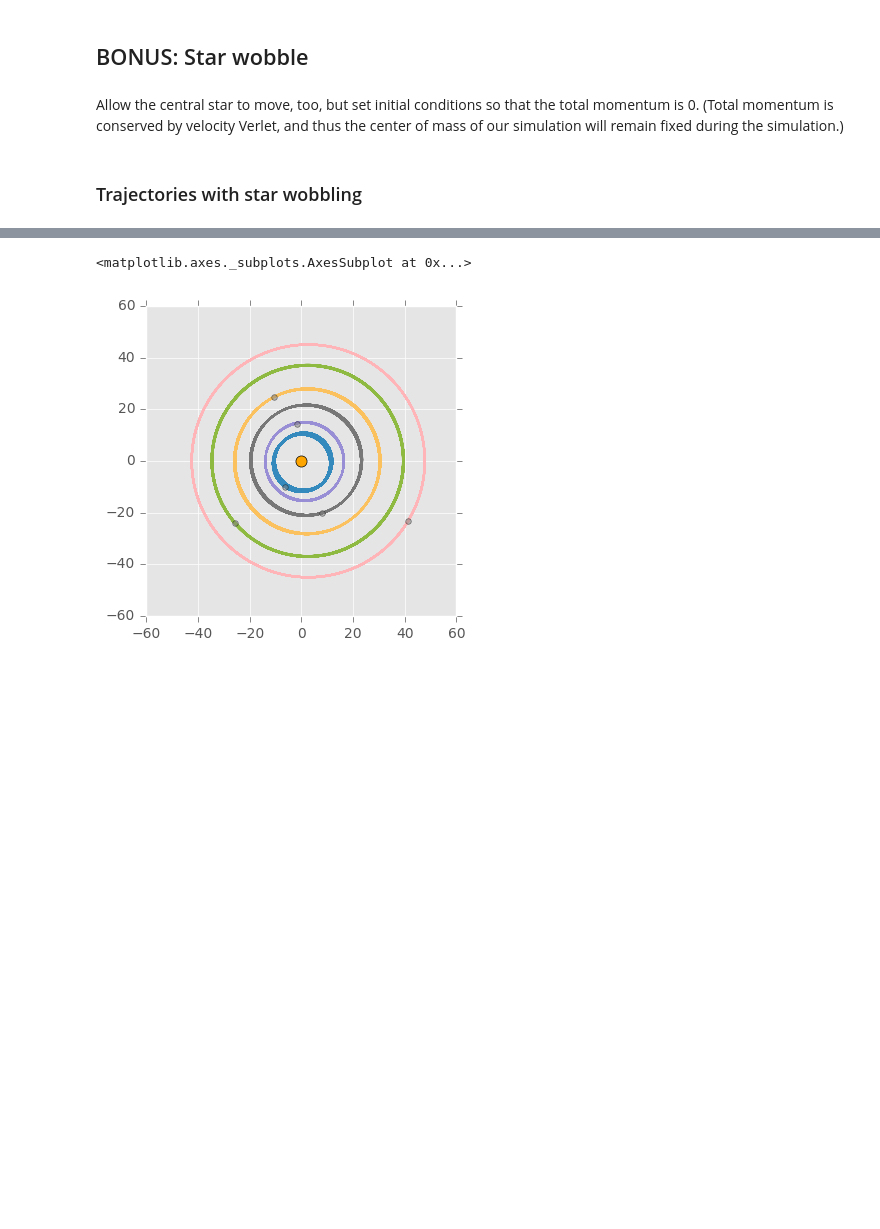
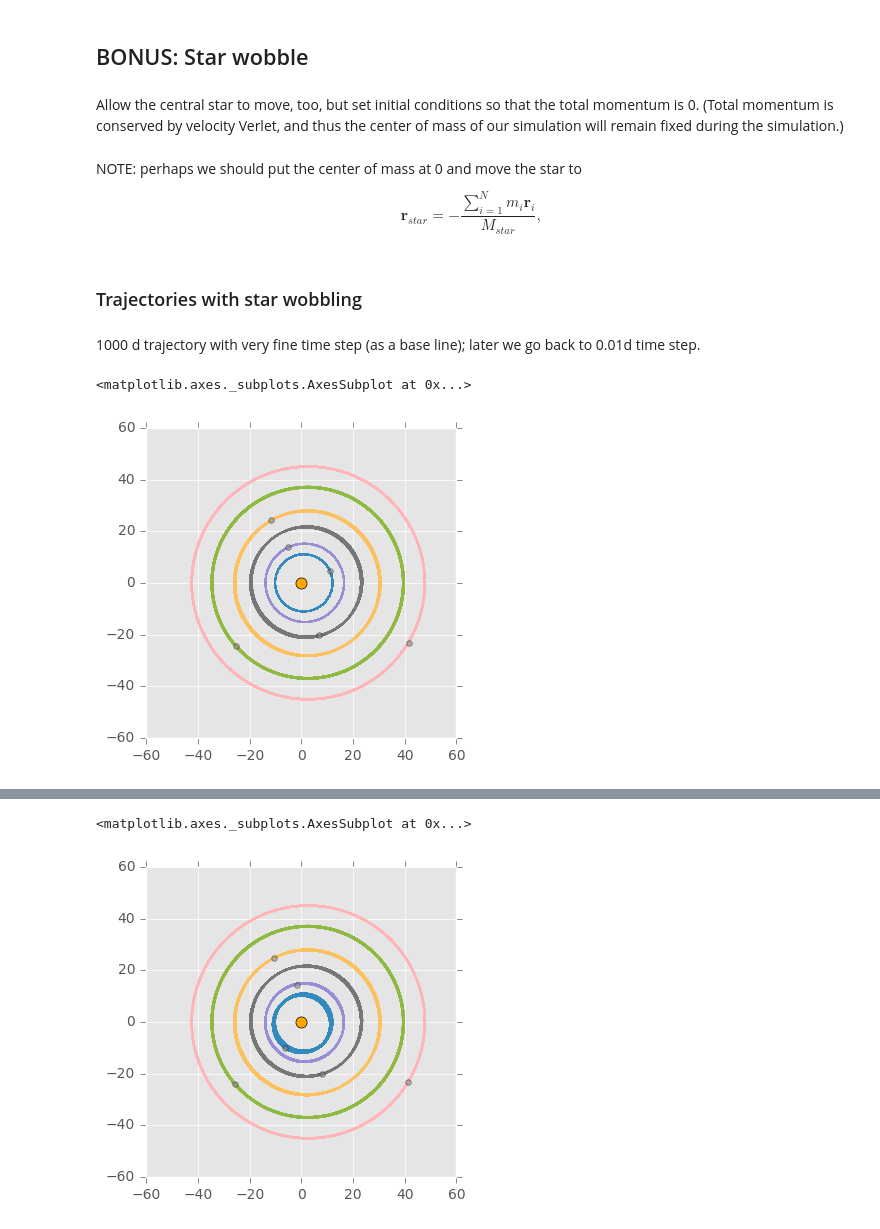
Before and after one commit to Py4Phy/project-trappist-system, a Jupyter notebook: solution/p2_full_solution.ipynb, the cells around one changed output, grey strips where cells are left out. Cells and saved outputs as stored; diff of their text form; code cells hidden in the pictures; blank space fills up the shorter version.

```diff
--- a/solution/p2_full_solution.ipynb
+++ b/solution/p2_full_solution.ipynb
@@ -126,5 +126,20 @@ r0_system = np.vstack((np.array([[0, 0]]), r0))
 p_planets = np.sum(planet_masses[:, np.newaxis] * v0, axis=0)
 v0_star = -p_planets / star['mass']
 v0_system = np.vstack((v0_star, v0))
+# %% [markdown]
+NOTE: perhaps we should put the center of mass at 0 and move the star to
+
+
+\begin{equation}
+\mathbf{r}_{star} = - \frac{\sum_{i=1}^N m_i \mathbf{r}_i}{M_{star}},
+\end{equation}
 # %% [markdown]
 ### Trajectories with star wobbling
+# %% [markdown]
+1000 d trajectory with very fine time step (as a base line); later we go back to 0.01d time step.
+# %%
+t, r, v = simulation.orbits2(r0_system, v0_system, masses, t_max=1000, dt=0.001)
+analysis.plot_orbits2(r)
+# %% [output]
+<matplotlib.axes._subplots.AxesSubplot at 0x...>
+[figure, added]
```
Also changed, not shown: parts of 6 cells of this notebook, 1 other file.
